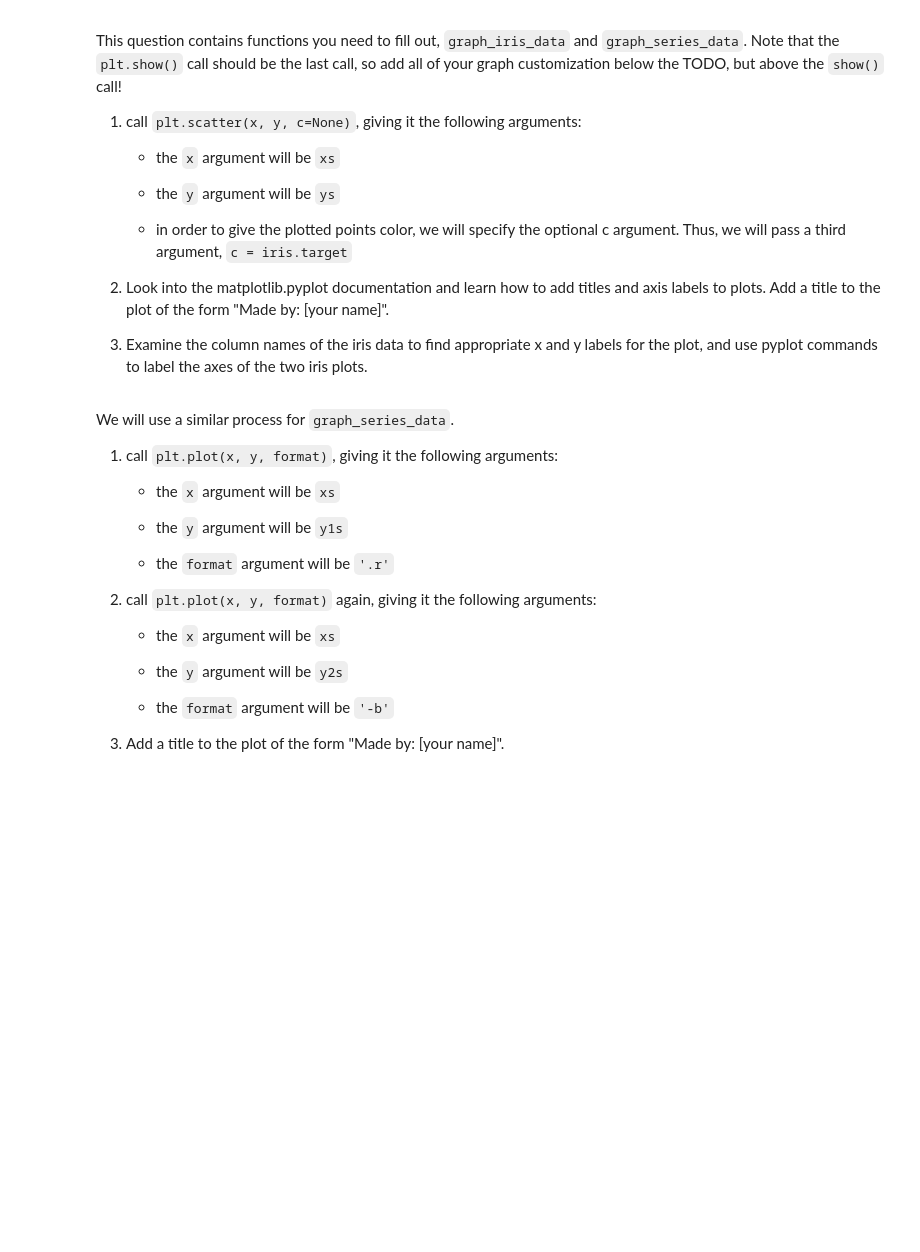
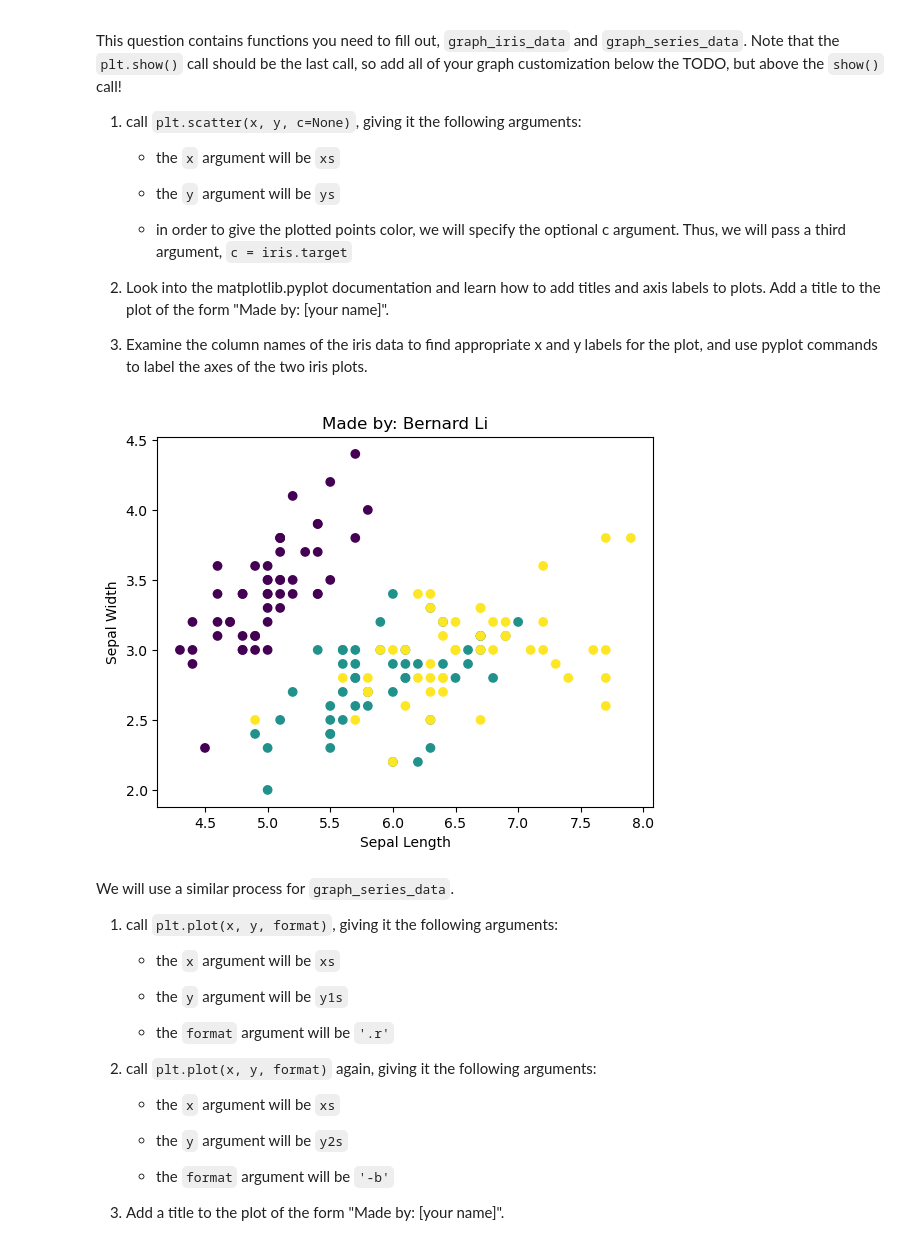
Before and after one commit to DATA2060-Fall2023/hw1-bernard-li1, a Jupyter notebook: HW_01.ipynb, the cells around one changed output. Drawn from its saved outputs; the diff is of its cells as text; code cells hidden in the pictures; blank space fills up the shorter version.

```diff
--- a/HW_01.ipynb
+++ b/HW_01.ipynb
@@ -174,11 +185,18 @@ This question contains functions you need to fill out, `graph_iris_data` and `gr
 # %%
 # load the data
 iris = datasets.load_iris()
 data = iris.data
 xs = data[:, 0]
 ys = data[:, 1]
 
 # [TODO] plot iris data here
+plt.scatter(xs, ys, c=iris.target)
+plt.title("Made by: Bernard Li")
+plt.xlabel("Sepal Length")
+plt.ylabel("Sepal Width")
+plt.show()
+# %% [output]
+[figure, added]
 # %% [markdown]
 We will use a similar process for `graph_series_data`.
 
```
Also changed, not shown: parts of 19 cells of this notebook.
